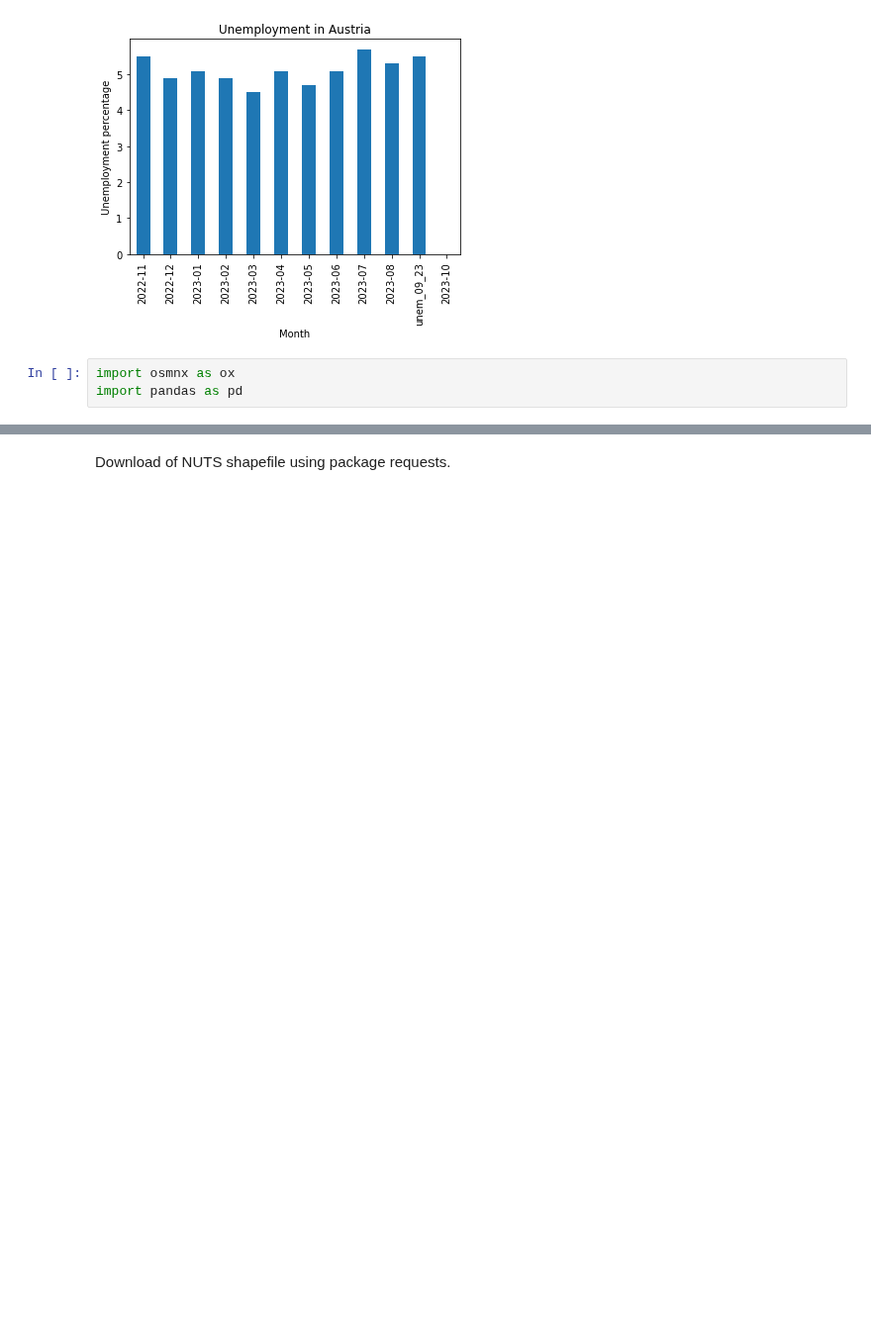
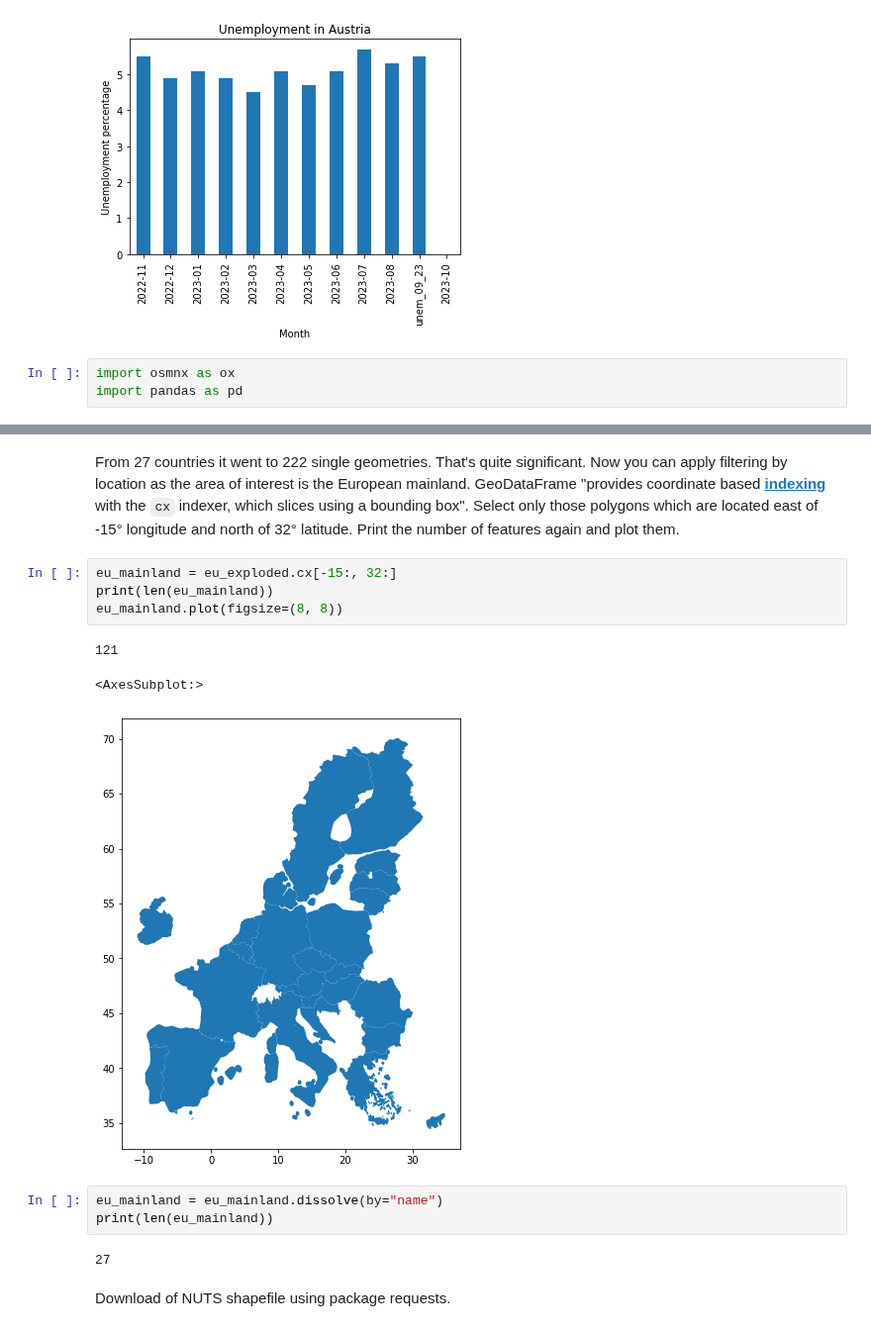
Before and after one commit to GISAdamToth/ArcGIS_Notebooks_thesis, a Jupyter notebook: eurostat/eurostat.ipynb, the cells around one changed output, grey strips where cells are left out. Shown at 99% size. Saved outputs shown, nothing was run; the diff lists cells and outputs as text; blank space fills up the shorter version.

````diff
--- a/eurostat/eurostat.ipynb
+++ b/eurostat/eurostat.ipynb
@@ -186,3 +187,18 @@ czechoslovakia
+# %% [markdown]
+From 27 countries it went to 222 single geometries. That's quite significant. Now you can apply filtering by location as the area of interest is the European mainland. GeoDataFrame "provides coordinate based [**indexing**](https://geopandas.org/en/stable/docs/user_guide/indexing.html) with the ```cx``` indexer, which slices using a bounding box". Select only those polygons which are located east of -15° longitude and north of 32° latitude. Print the number of features again and plot them.
+# %%
+eu_mainland = eu_exploded.cx[-15:, 32:]
+print(len(eu_mainland))
+eu_mainland.plot(figsize=(8, 8))
+# %% [output]
+121
+<AxesSubplot:>
+[figure, added]
+# %%
+eu_mainland = eu_mainland.dissolve(by="name")
+print(len(eu_mainland))
+# %% [output]
+27
 # %% [markdown]
 Download of NUTS shapefile using package requests.
 # %%
````
Also changed, not shown: parts of 10 cells of this notebook, 1 other file.
